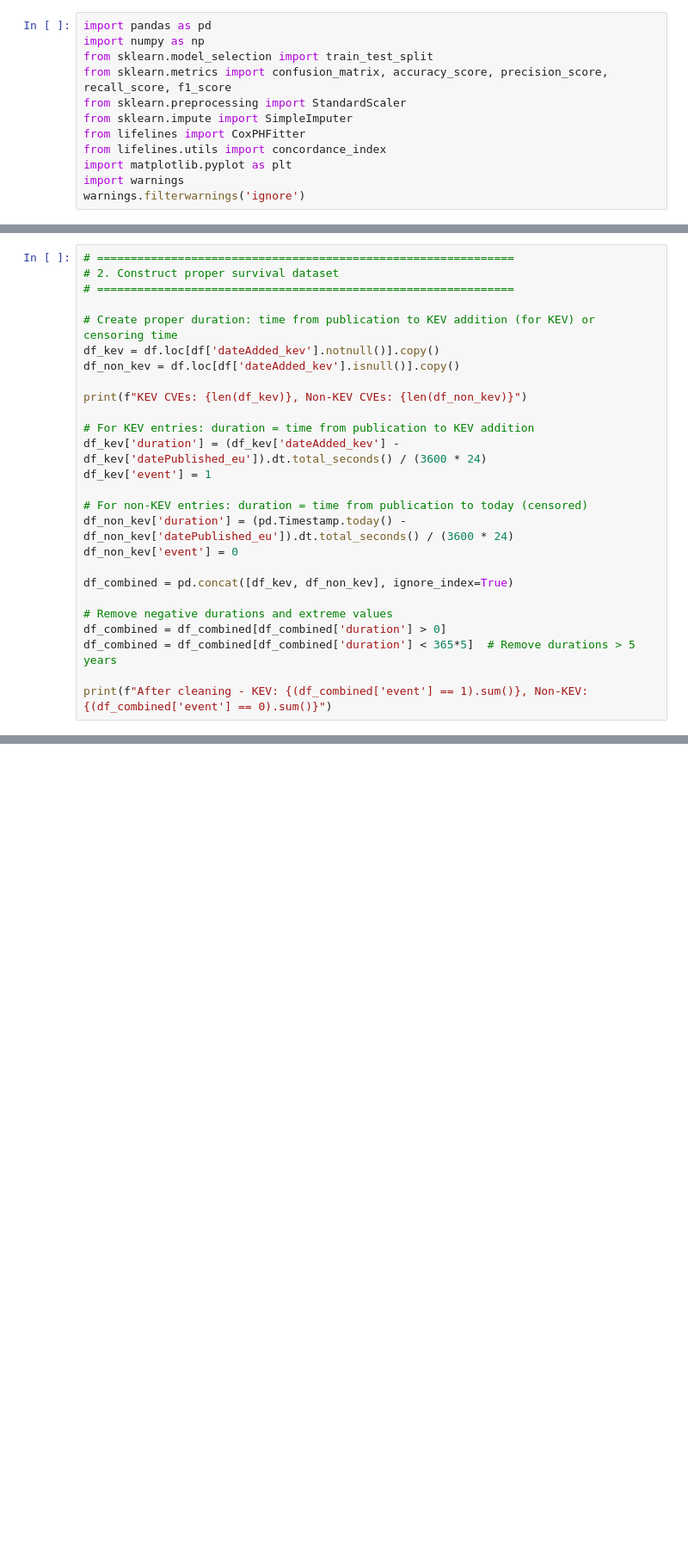
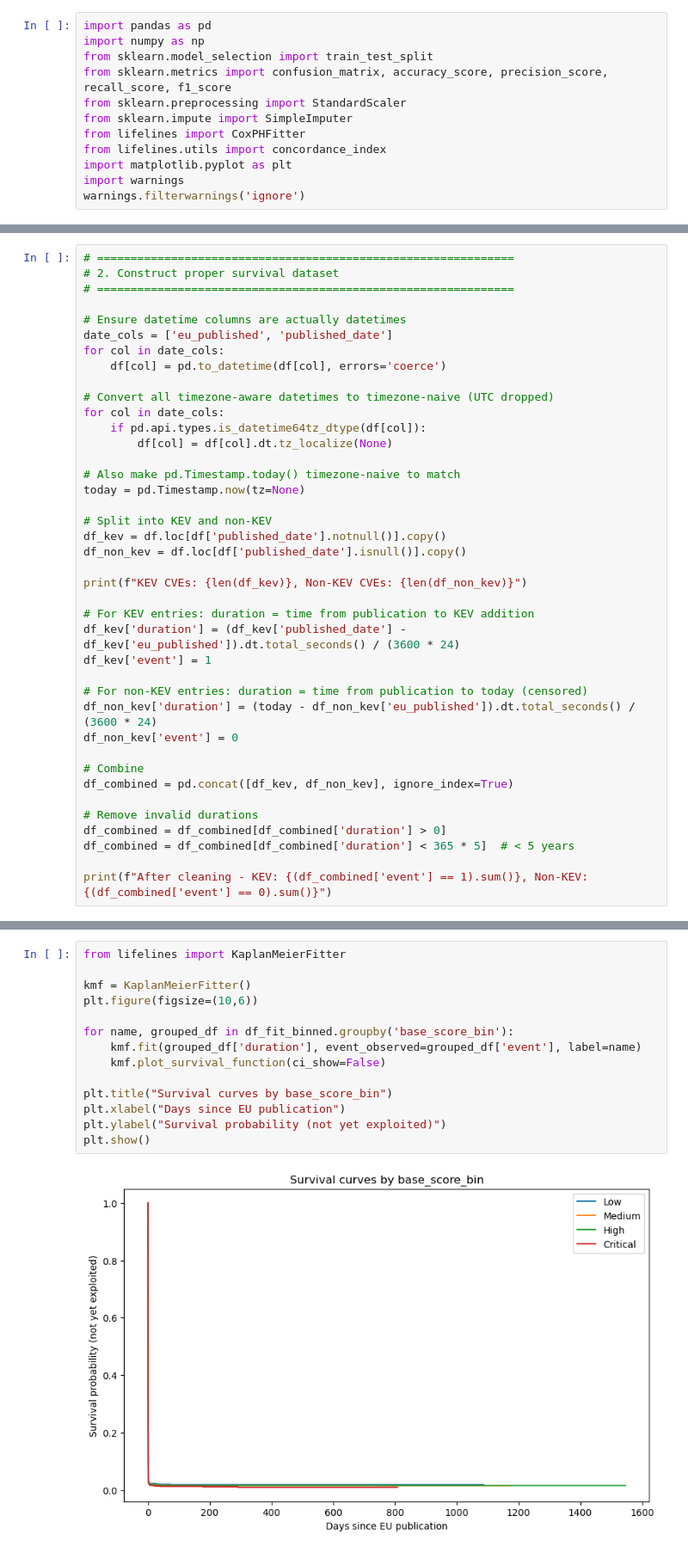
Before and after one commit to hmiller6226/capstone_jnj, a Jupyter notebook: EU Hazard Model.ipynb, the cells around one changed output, grey strips where cells are left out. Shown: that part at 86% size. Cells and saved outputs as stored; diff of their text form; blank space fills up the shorter version.

```diff
--- a/EU Hazard Model.ipynb
+++ b/EU Hazard Model.ipynb
@@ -55,25 +50,39 @@ KEV entries: 1427
 # 2. Construct proper survival dataset
 # ==============================================================
 
-# Create proper duration: time from publication to KEV addition (for KEV) or censoring time
-df_kev = df.loc[df['dateAdded_kev'].notnull()].copy()
-df_non_kev = df.loc[df['dateAdded_kev'].isnull()].copy()
+# Ensure datetime columns are actually datetimes
+date_cols = ['eu_published', 'published_date']
+for col in date_cols:
+    df[col] = pd.to_datetime(df[col], errors='coerce')
+
+# Convert all timezone-aware datetimes to timezone-naive (UTC dropped)
+for col in date_cols:
+    if pd.api.types.is_datetime64tz_dtype(df[col]):
+        df[col] = df[col].dt.tz_localize(None)
+
+# Also make pd.Timestamp.today() timezone-naive to match
+today = pd.Timestamp.now(tz=None)
+
+# Split into KEV and non-KEV
+df_kev = df.loc[df['published_date'].notnull()].copy()
+df_non_kev = df.loc[df['published_date'].isnull()].copy()
 
 print(f"KEV CVEs: {len(df_kev)}, Non-KEV CVEs: {len(df_non_kev)}")
 
 # For KEV entries: duration = time from publication to KEV addition
-df_kev['duration'] = (df_kev['dateAdded_kev'] - df_kev['datePublished_eu']).dt.total_seconds() / (3600 * 24)
+df_kev['duration'] = (df_kev['published_date'] - df_kev['eu_published']).dt.total_seconds() / (3600 * 24)
 df_kev['event'] = 1
 
 # For non-KEV entries: duration = time from publication to today (censored)
-df_non_kev['duration'] = (pd.Timestamp.today() - df_non_kev['datePublished_eu']).dt.total_seconds() / (3600 * 24)
+df_non_kev['duration'] = (today - df_non_kev['eu_published']).dt.total_seconds() / (3600 * 24)
 df_non_kev['event'] = 0
 
+# Combine
 df_combined = pd.concat([df_kev, df_non_kev], ignore_index=True)
 
-# Remove negative durations and extreme values
+# Remove invalid durations
 df_combined = df_combined[df_combined['duration'] > 0]
-df_combined = df_combined[df_combined['duration'] < 365*5]  # Remove durations > 5 years
+df_combined = df_combined[df_combined['duration'] < 365 * 5]  # < 5 years
 
 print(f"After cleaning - KEV: {(df_combined['event'] == 1).sum()}, Non-KEV: {(df_combined['event'] == 0).sum()}")
 # %% [output]
@@ -583,0 +556,16 @@ Threshold | Accuracy | Precision | Recall | F1-Score | TP | FP | FN | TN
+# %%
+from lifelines import KaplanMeierFitter
+
+kmf = KaplanMeierFitter()
+plt.figure(figsize=(10,6))
+
+for name, grouped_df in df_fit_binned.groupby('base_score_bin'):
+    kmf.fit(grouped_df['duration'], event_observed=grouped_df['event'], label=name)
+    kmf.plot_survival_function(ci_show=False)
+
+plt.title("Survival curves by base_score_bin")
+plt.xlabel("Days since EU publication")
+plt.ylabel("Survival probability (not yet exploited)")
+plt.show()
+# %% [output]
+[figure, added]
```
Also changed, not shown: parts of 14 cells of this notebook.
